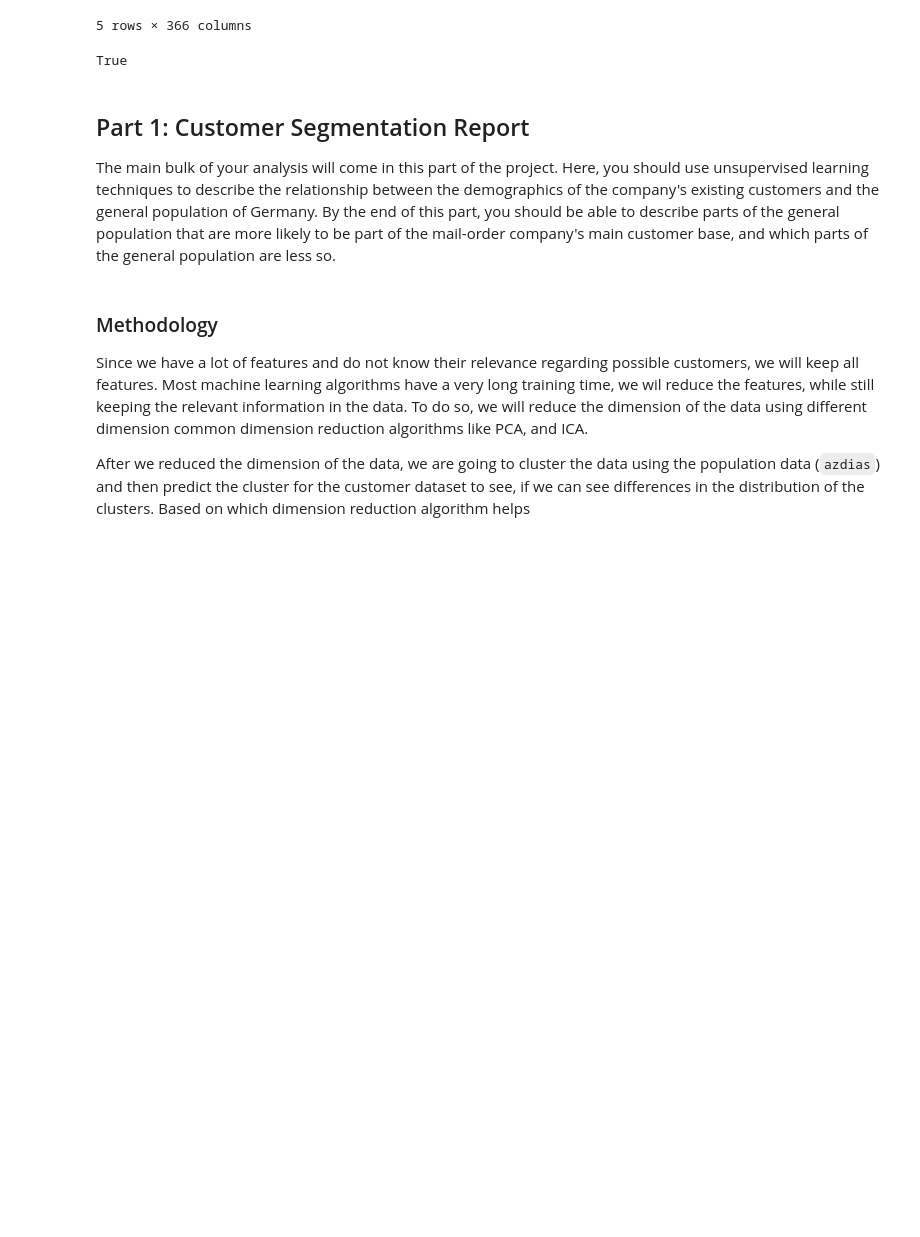
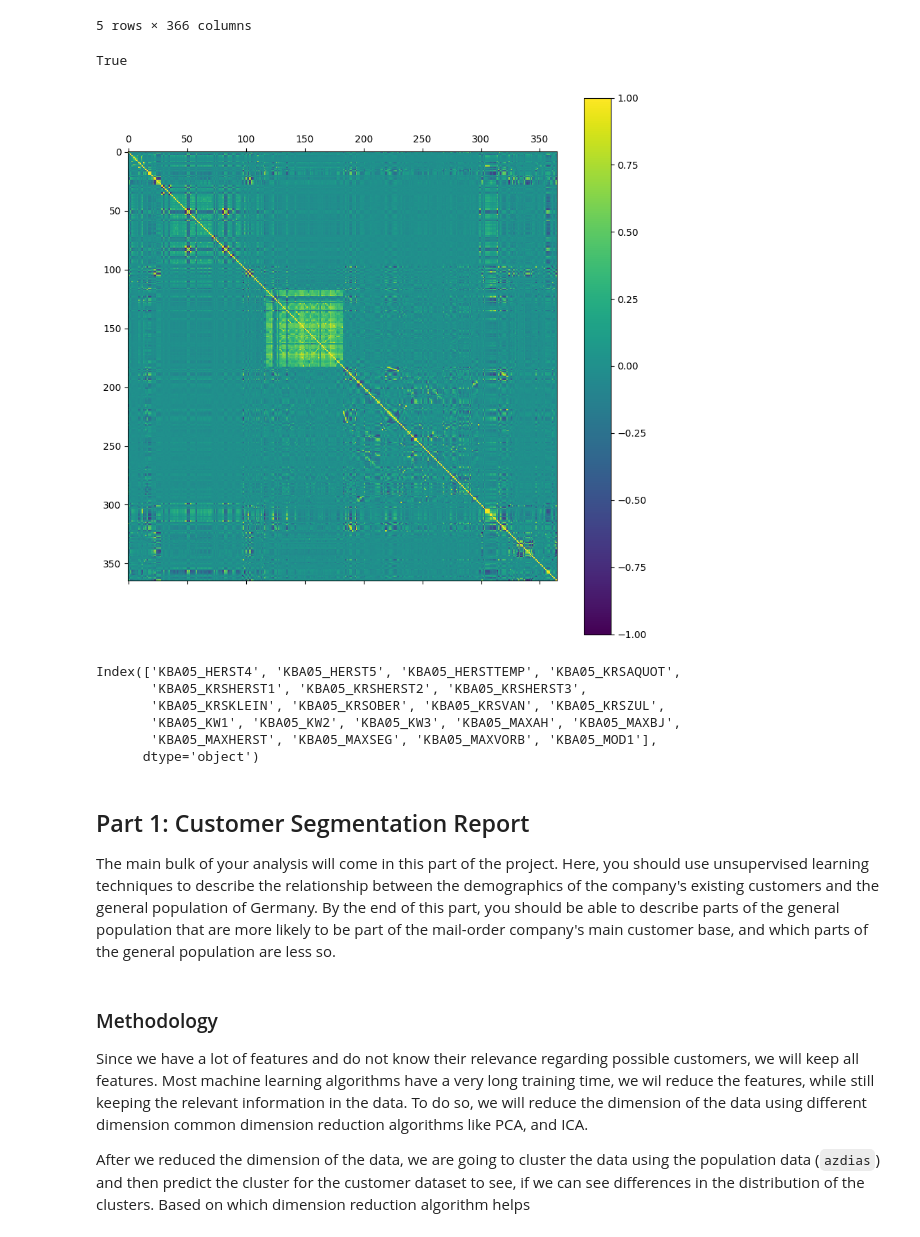
Before and after one commit to KaanDrn/udacity_data_science_project4, a Jupyter notebook: Arvato Project Workbook.ipynb, the cells around one changed output. Saved outputs shown, nothing was run; the diff lists cells and outputs as text; code cells hidden in the pictures; blank space fills up the shorter version.

```diff
--- a/Arvato Project Workbook.ipynb
+++ b/Arvato Project Workbook.ipynb
@@ -496,6 +517,26 @@ test_data_types(customers)
 True
 # %%
 azdias = clear_data(azdias)
+# %%
+corr_mat = azdias.iloc[::50].corr()
+# %%
+fig = plt.figure(figsize=(10,10))
+plt.matshow(corr_mat, fignum=1)
+plt.colorbar()
+plt.clim([-1,1])
+plt.show()
+fig.savefig('blogpost/pictures/correlation_matrics.png')
+# %% [output]
+[figure, added]
+# %%
+azdias.iloc[:10,140:160].columns
+# %% [output]
+Index(['KBA05_HERST4', 'KBA05_HERST5', 'KBA05_HERSTTEMP', 'KBA05_KRSAQUOT',
+       'KBA05_KRSHERST1', 'KBA05_KRSHERST2', 'KBA05_KRSHERST3',
+       'KBA05_KRSKLEIN', 'KBA05_KRSOBER', 'KBA05_KRSVAN', 'KBA05_KRSZUL',
+       'KBA05_KW1', 'KBA05_KW2', 'KBA05_KW3', 'KBA05_MAXAH', 'KBA05_MAXBJ',
+       'KBA05_MAXHERST', 'KBA05_MAXSEG', 'KBA05_MAXVORB', 'KBA05_MOD1'],
+      dtype='object')
 # %% [markdown]
 ## Part 1: Customer Segmentation Report
 
```
Also changed, not shown: parts of 14 cells of this notebook.
